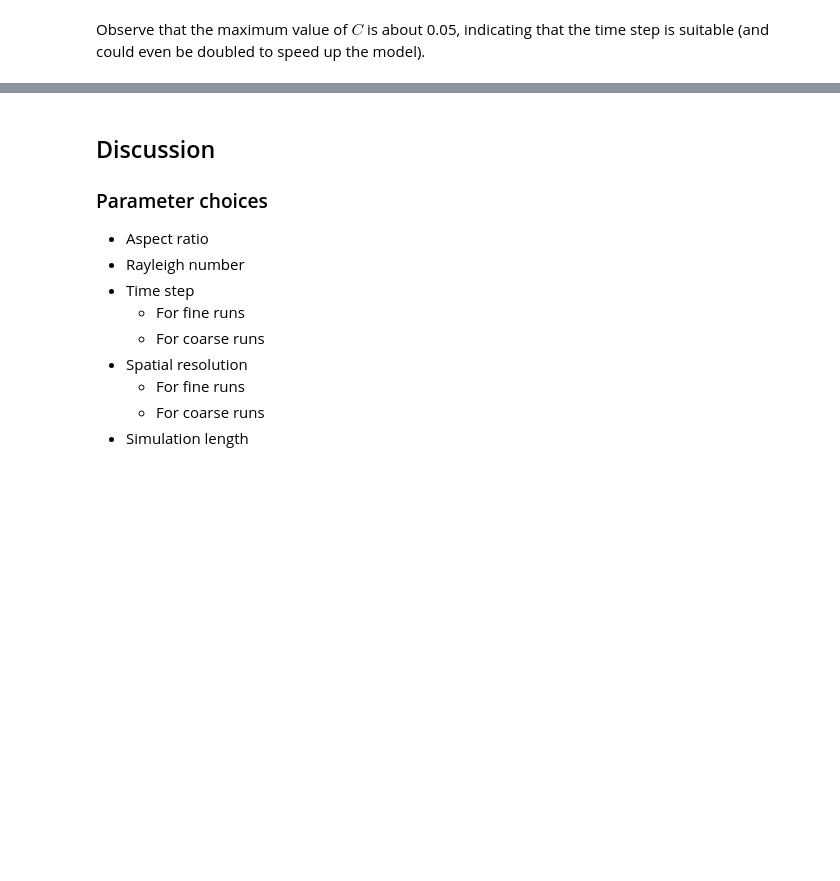
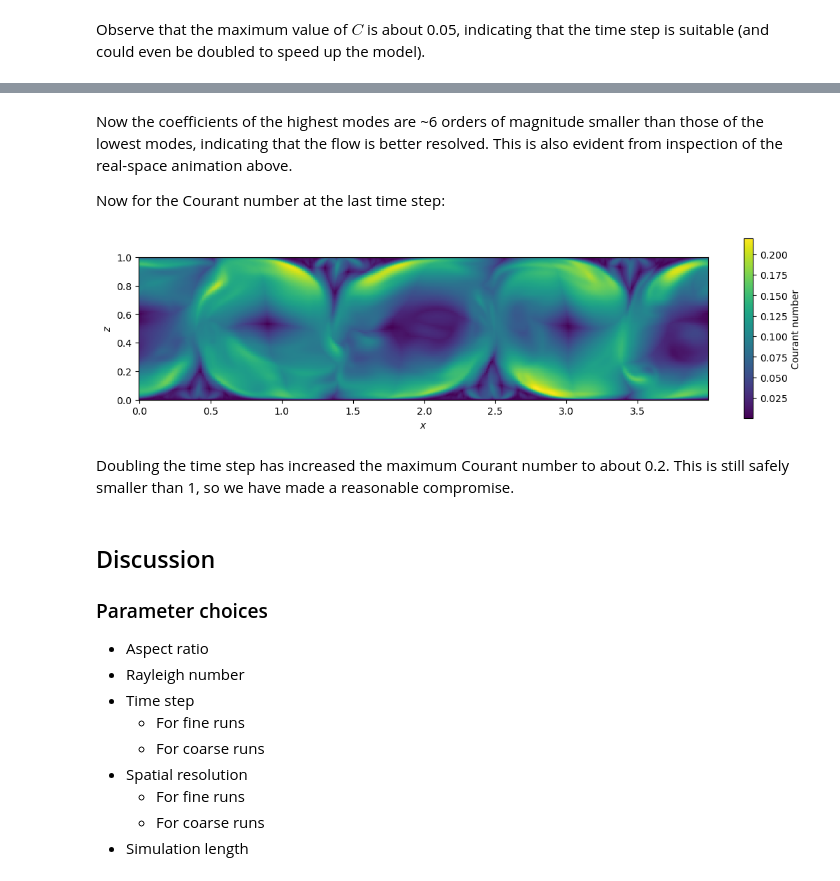
Before and after one commit to tschanzer/honours-project, a Jupyter notebook: notebooks/preliminary_DNS.ipynb, the cells around one changed output, grey strips where cells are left out. Drawn from its saved outputs; the diff is of its cells as text; code cells hidden in the pictures; blank space fills up the shorter version.

```diff
--- a/notebooks/preliminary_DNS.ipynb
+++ b/notebooks/preliminary_DNS.ipynb
@@ -238,3 +281,32 @@ Observe that the maximum value of $C$ is about 0.05, indicating that the time st
+# %% [markdown]
+Now the coefficients of the highest modes are ~6 orders of magnitude smaller than those of the lowest modes, indicating that the flow is better resolved. This is also evident from inspection of the real-space animation above.
+
+Now for the Courant number at the last time step:
+# %%
+diff_x = np.diff(data.x)
+dx = (
+    np.concatenate([[diff_x[0]], diff_x])
+    + np.concatenate([diff_x, [diff_x[-1]]])
+)/2
+diff_z = np.diff(data.z)
+dz = (
+    np.concatenate([[diff_z[0]], diff_z])
+    + np.concatenate([diff_z, [diff_z[-1]]])
+)/2
+courant = (
+    np.abs(data.u)/np.atleast_2d(dx).T
+    + np.abs(data.w)/np.atleast_2d(dz)
+)*data.timestep[0]
+
+fig, ax = plt.subplots(figsize=(11, 3))
+mesh = ax.pcolormesh(data.x, data.z, courant.isel(t=-1).T)
+fig.colorbar(mesh, ax=ax, label='Courant number')
+ax.set(aspect='equal', xlabel='$x$', ylabel='$z$')
+fig.tight_layout()
+# %% [output]
+[figure, added]
+# %% [markdown]
+Doubling the time step has increased the maximum Courant number to about 0.2. This is still safely smaller than 1, so we have made a reasonable compromise.
 # %% [markdown]
 ## Discussion
 ### Parameter choices
```
Also changed, not shown: parts of 7 cells of this notebook.
